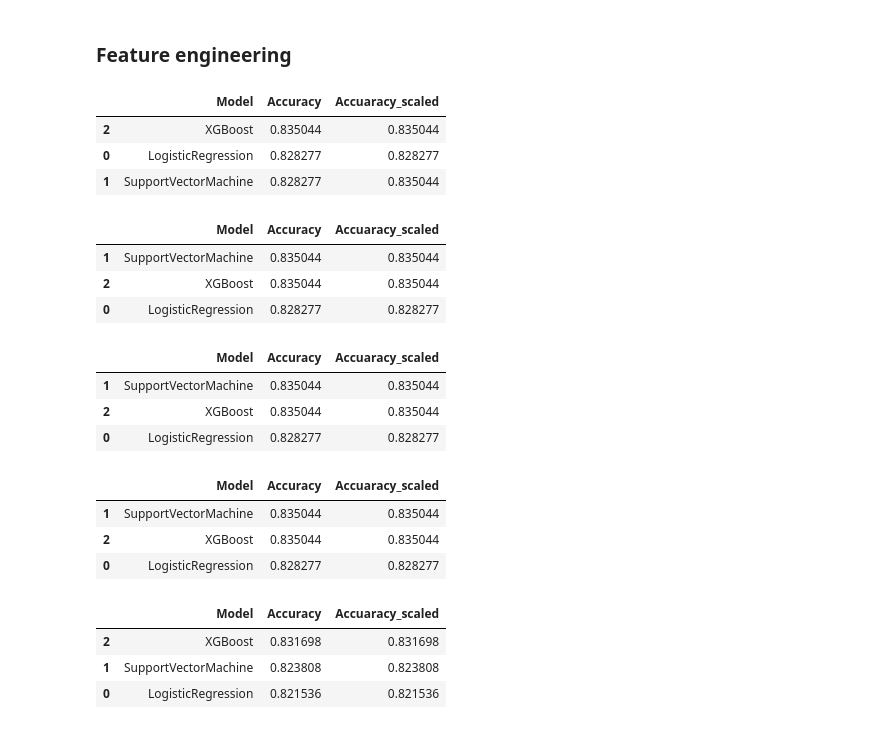
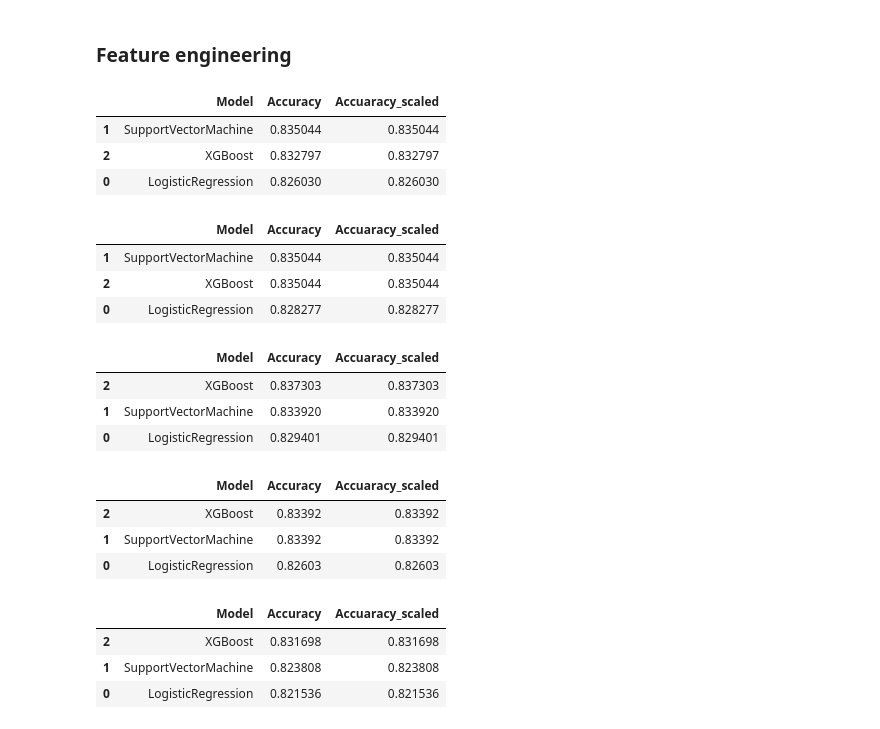
Before and after one commit to marekts/Projects, a Jupyter notebook: Titanic/Titanic.ipynb, the cells around one changed output. Saved outputs shown, nothing was run; the diff lists cells and outputs as text; code cells hidden in the pictures.

```diff
--- a/Titanic/Titanic.ipynb
+++ b/Titanic/Titanic.ipynb
@@ -216,7 +216,10 @@ test_data = cleaned_data.iloc[n_train:, :]
 ## Machine learning
 # %%
 def get_x(data=train_data, normalize_list=normalize_list):
-    """Get list with columns to normalise and after scaling unite with rest numerical columns"""
+    """
+    Return X, where normalised features from normalise list united with rest numerical columns.
+    Return scaled X, where all feature are normalised.
+    """
 
     scaler = MinMaxScaler()
     scaled = scaler.fit_transform(data.loc[:, normalize_list])
@@ -285,39 +302,19 @@ df = train_data.copy()
-# %%
-normalize_list = ['Pclass', 'Age', 'SibSp', 'Parch', 'Fare']
-
-def check_models(data=df, normalize_list=normalize_list):
-    """Get X and train model with cross validation"""
-
-    X, X_scaled = get_x(data, normalize_list)
-    y = labels
-
-    models = {'LogisticRegression': LogisticRegression(solver="liblinear", random_state=46),
-             'SupportVectorMachine': SVC(random_state=46),
-             'XGBoost': XGBClassifier(random_state=46)}
-
-    results = {}
-    for name, model in models.items():
-        score = cross_val_score(model, X, y, cv=10, scoring='accuracy')
-        results[name] = np.mean(score)
-
-    scaled_result = {}
-    for name, model in models.items():
-        score = cross_val_score(model, X_scaled, y, cv=10, scoring='accuracy')
-        scaled_result[name] = np.mean(score)
-
-
-    results = pd.DataFrame({'Model': [key for key in results.keys()],
-                            'Accuracy': [value for value in results.values()],
-                            'Accuaracy_scaled': [value for value in scaled_result.values()]})
-
-    return results.sort_values(by='Accuracy', ascending=False)
-# %%
-check_models()
-# %% [output]
-|  | Model | Accuracy | Accuaracy_scaled |
-| 2 | XGBoost | 0.835044 | 0.835044 |
-| 0 | LogisticRegression | 0.828277 | 0.828277 |
-| 1 | SupportVectorMachine | 0.828277 | 0.835044 |
+# %%
+# Copy for testing new features
+df = train_data.copy()
+
+normalize_list = ['Pclass', 'Age', 'SibSp', 'Parch', 'Fare']
+
+models = {'LogisticRegression': LogisticRegression(solver="liblinear", random_state=46),
+             'SupportVectorMachine': SVC(random_state=46),
+             'XGBoost': XGBClassifier(random_state=46)}
+
+check_models(df, normalize_list, models)
+# %% [output]
+|  | Model | Accuracy | Accuaracy_scaled |
+| 1 | SupportVectorMachine | 0.835044 | 0.835044 |
+| 2 | XGBoost | 0.832797 | 0.832797 |
+| 0 | LogisticRegression | 0.826030 | 0.826030 |
 # %%
 df['Family_size'] = df['Parch'] + df['SibSp']
 normalize_list.append('Family_size')
@@ -331,21 +328,21 @@ check_models()
 # %%
 df['old_woman'] = ((df['Sex'] == 0) & (df['Age'] > 50)).astype('int')
 
-check_models()
+check_models(df, normalize_list, models)
 # %% [output]
 |  | Model | Accuracy | Accuaracy_scaled |
-| 1 | SupportVectorMachine | 0.835044 | 0.835044 |
-| 2 | XGBoost | 0.835044 | 0.835044 |
-| 0 | LogisticRegression | 0.828277 | 0.828277 |
+| 2 | XGBoost | 0.837303 | 0.837303 |
+| 1 | SupportVectorMachine | 0.833920 | 0.833920 |
+| 0 | LogisticRegression | 0.829401 | 0.829401 |
 # %%
 df['rich_woman'] = ((df['Sex'] == 0) & (df['Fare'] > 30)).astype('int')
 
-check_models()
+check_models(df, normalize_list, models)
 # %% [output]
 |  | Model | Accuracy | Accuaracy_scaled |
-| 1 | SupportVectorMachine | 0.835044 | 0.835044 |
-| 2 | XGBoost | 0.835044 | 0.835044 |
-| 0 | LogisticRegression | 0.828277 | 0.828277 |
+| 2 | XGBoost | 0.83392 | 0.83392 |
+| 1 | SupportVectorMachine | 0.83392 | 0.83392 |
+| 0 | LogisticRegression | 0.82603 | 0.82603 |
 # %%
 df['is_mother'] = ((df['Sex'] == 0) & (df['Parch'] > 0) &
                            (df['SibSp'] > 0) & (df['Age'] > 18)).astype('int')
```
Also changed, not shown: parts of 14 cells of this notebook.
